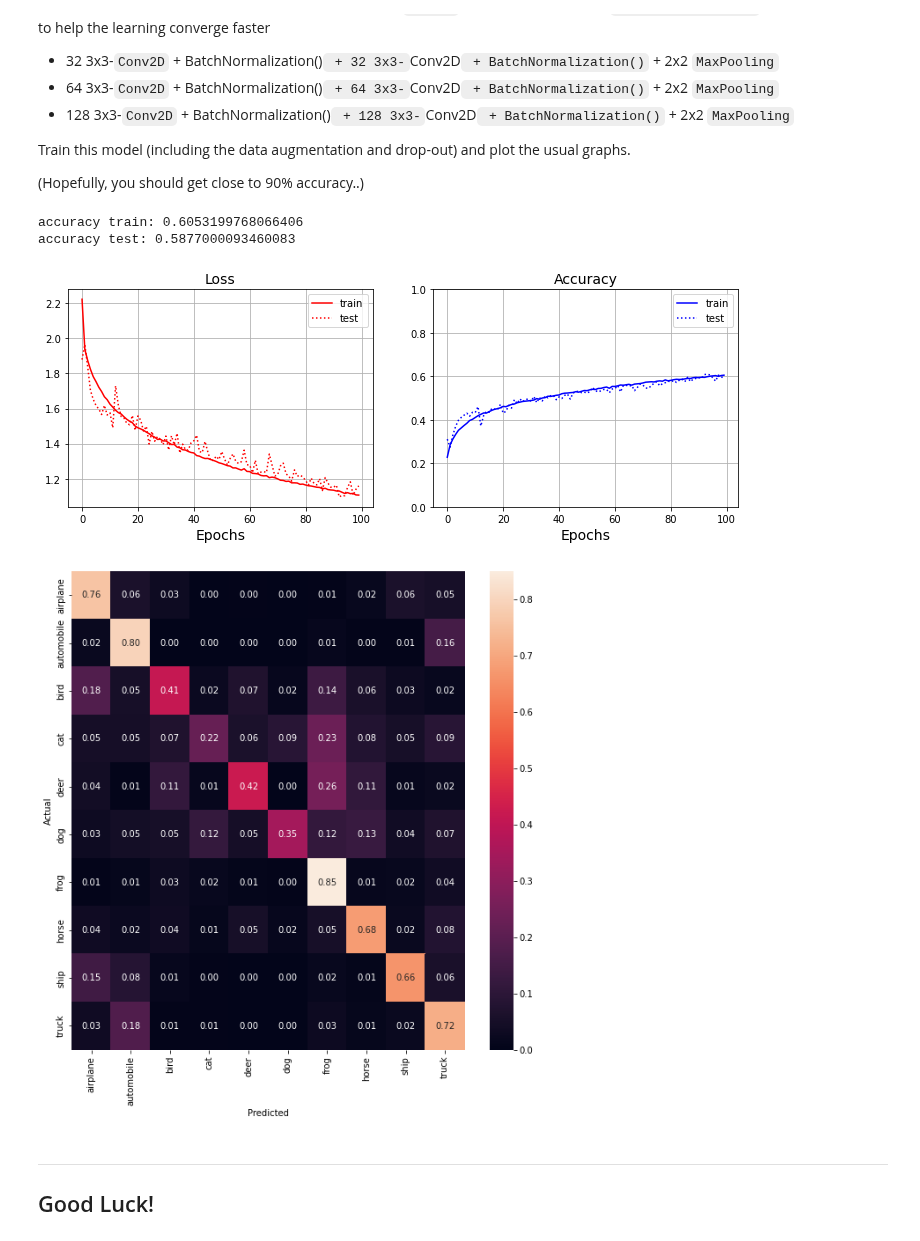
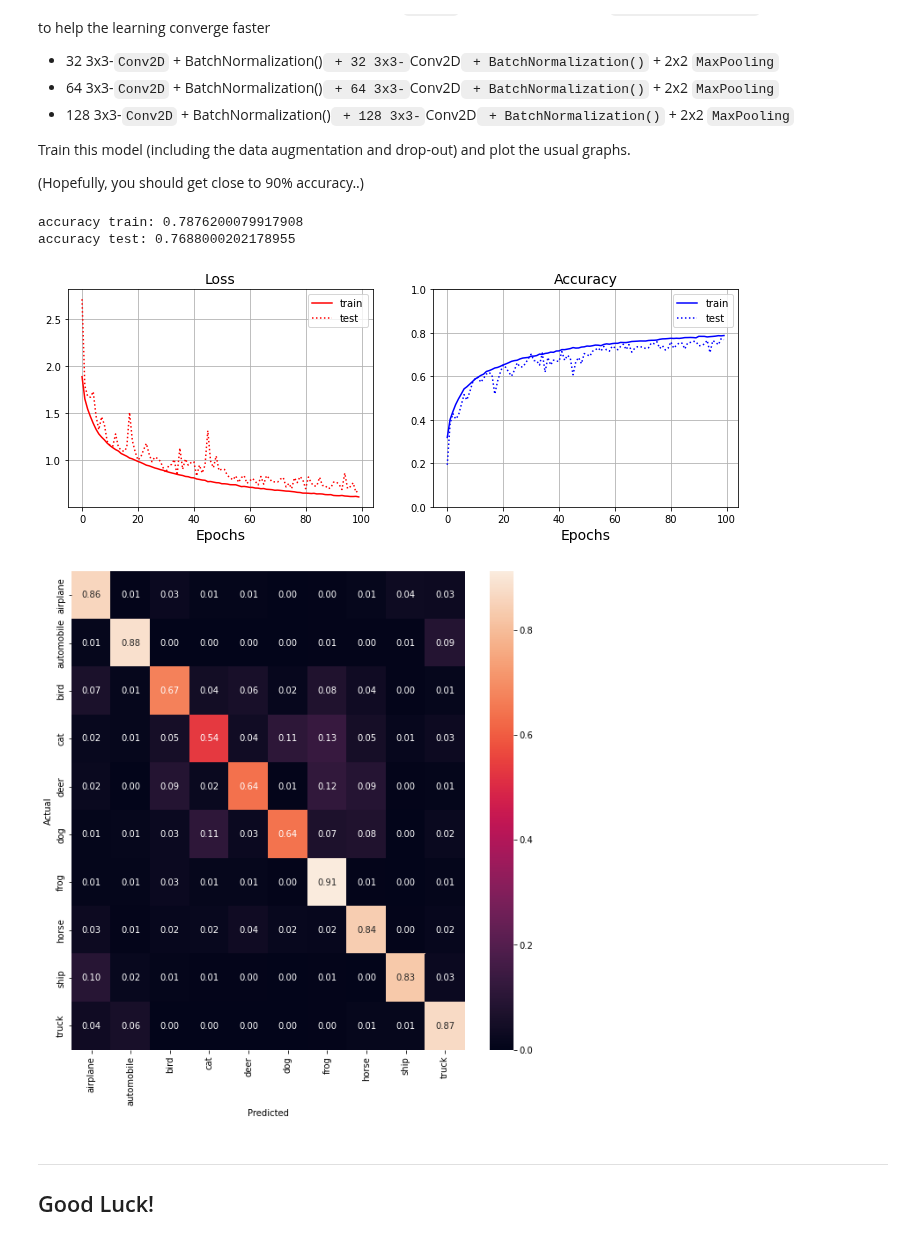
Before and after one commit to sergienko4/deep-learing, a Jupyter notebook: ex4.ipynb, the cells around one changed output. Cells and saved outputs as stored; diff of their text form; code cells hidden in the pictures.

Commit message:
increment the learn_rate of task #4

```diff
--- a/ex4.ipynb
+++ b/ex4.ipynb
@@ -357,38 +360,39 @@ model.add(BatchNormalization())
 model.add(Conv2D(32, (3,3), activation='relu', padding='same'))
 model.add(BatchNormalization())
 model.add(MaxPooling2D((2,2)))
 
 model.add(Conv2D(64, (3,3), activation='relu', padding='same'))
 model.add(BatchNormalization())
 model.add(Conv2D(64, (3,3), activation='relu', padding='same'))
 model.add(MaxPooling2D((2,2)))
 
 model.add(Conv2D(128, (3,3), activation='relu', padding='same'))
 model.add(BatchNormalization())
 model.add(Conv2D(128, (3,3), activation='relu', padding='same'))
 model.add(BatchNormalization())
 model.add(MaxPooling2D((2,2)))
 
 
 model.add(Flatten())
 model.add(Dropout(0.2))
 model.add(Dense(128, activation='relu'))
 model.add(Dropout(0.2))
 model.add(Dense(10, activation='softmax'))
 
+opt = tf.keras.optimizers.SGD(learning_rate=0.02)
 model.compile(loss='sparse_categorical_crossentropy', optimizer=opt, metrics=['accuracy'] )
 
 history = model.fit(train_images, train_labels, epochs=100, batch_size=64, verbose=0, validation_data=(test_images,test_labels ))
-add_result('learning_rate=0.001 + dropout + augmentation',history)
+add_result('learning_rate=0.1 + dropout + augmentation',history)
 
 y_pred  = model.predict(test_images)
 figure_result(history.history['loss'],history.history['val_loss'],history.history['accuracy'],history.history['val_accuracy'])
 print_confusion_matrix(test_labels,y_pred)
 # %% [output]
-accuracy train: 0.6053199768066406
-accuracy test: 0.5877000093460083
+accuracy train: 0.7876200079917908
+accuracy test: 0.7688000202178955
-[figure, old version]
+[figure, new version]
-[figure, old version]
+[figure, new version]
 # %% [markdown]
 ***
 ## Good Luck!
```
Also changed, not shown: parts of 8 cells of this notebook.
